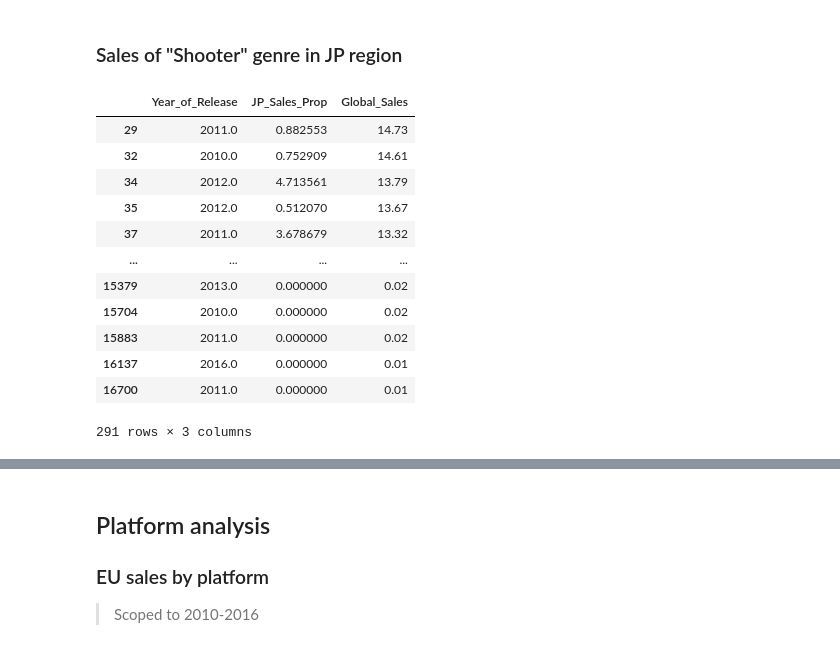
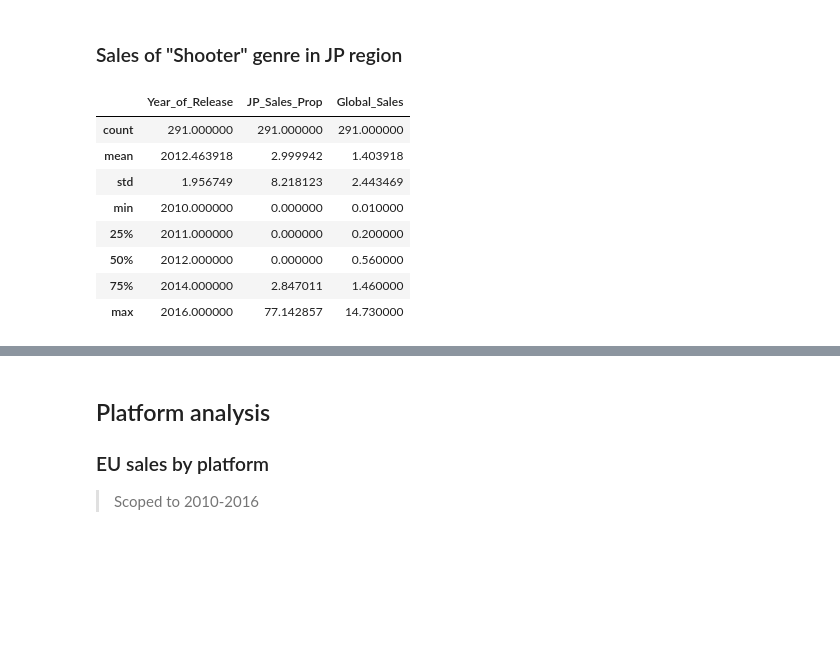
Before and after one commit to hansstanley/YongTauFoo, a Jupyter notebook: notebooks/sales_rush_kirubi.ipynb, the cells around one changed output, grey strips where cells are left out. Saved outputs shown, nothing was run; the diff lists cells and outputs as text; code cells hidden in the pictures; blank space fills up the shorter version.

```diff
--- a/notebooks/sales_rush_kirubi.ipynb
+++ b/notebooks/sales_rush_kirubi.ipynb
@@ -477,21 +469,17 @@ fig.show()
 ### Sales of "Shooter" genre in JP region
 # %%
 data_sales_prop_by_year_jp = data_sales_prop_by_year[['Year_of_Release', 'JP_Sales_Prop', 'Global_Sales']]
-data_sales_prop_by_year_jp
+data_sales_prop_by_year_jp.describe()
 # %% [output]
 |  | Year_of_Release | JP_Sales_Prop | Global_Sales |
-| 29 | 2011.0 | 0.882553 | 14.73 |
-| 32 | 2010.0 | 0.752909 | 14.61 |
-| 34 | 2012.0 | 4.713561 | 13.79 |
-| 35 | 2012.0 | 0.512070 | 13.67 |
-| 37 | 2011.0 | 3.678679 | 13.32 |
-| ... | ... | ... | ... |
-| 15379 | 2013.0 | 0.000000 | 0.02 |
-| 15704 | 2010.0 | 0.000000 | 0.02 |
-| 15883 | 2011.0 | 0.000000 | 0.02 |
-| 16137 | 2016.0 | 0.000000 | 0.01 |
-| 16700 | 2011.0 | 0.000000 | 0.01 |
+| count | 291.000000 | 291.000000 | 291.000000 |
+| mean | 2012.463918 | 2.999942 | 1.403918 |
+| std | 1.956749 | 8.218123 | 2.443469 |
+| min | 2010.000000 | 0.000000 | 0.010000 |
+| 25% | 2011.000000 | 0.000000 | 0.200000 |
+| 50% | 2012.000000 | 0.000000 | 0.560000 |
+| 75% | 2014.000000 | 2.847011 | 1.460000 |
+| max | 2016.000000 | 77.142857 | 14.730000 |
-291 rows × 3 columns
 # %%
 fig, ax = plt.subplots(figsize=[s * 0.5 for s in figure_size])
 sns.regplot(x='Year_of_Release', y='JP_Sales_Prop', data=data_sales_prop_by_year_jp,
```
Also changed, not shown: parts of 9 cells of this notebook.
